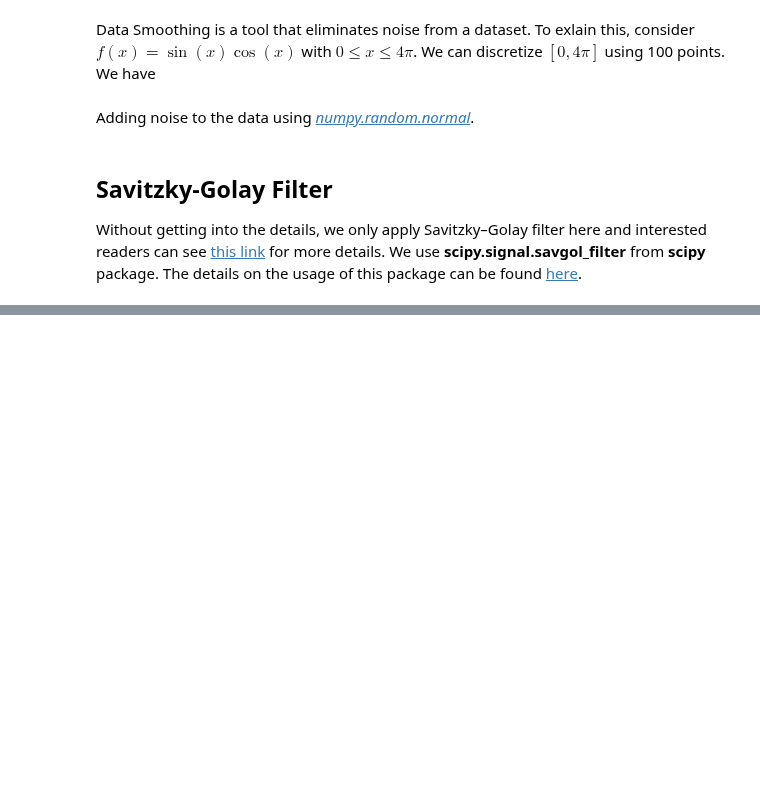
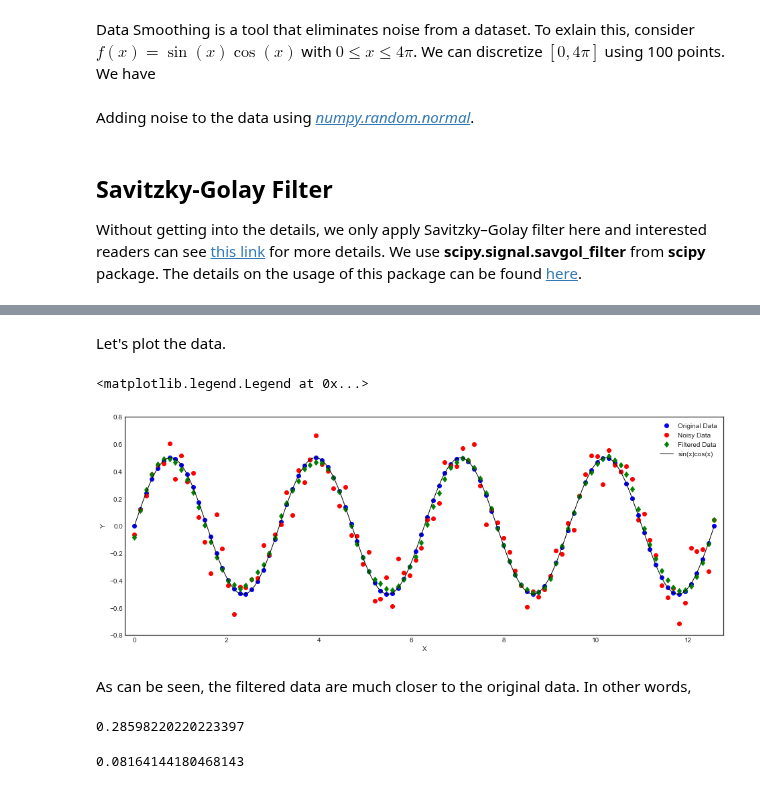
Before and after one commit to HatefDastour/Notes, a Jupyter notebook: Data_Processing/Data_Smoothing.ipynb, the cells around one changed output, grey strips where cells are left out. Drawn from its saved outputs; the diff is of its cells as text; code cells hidden in the pictures; blank space fills up the shorter version.

```diff
--- a/Data_Processing/Data_Smoothing.ipynb
+++ b/Data_Processing/Data_Smoothing.ipynb
@@ -3,8 +3,13 @@ import numpy as np
 import pandas as pd
 import scipy
 from scipy import signal
-import plotly.graph_objects as go
 import matplotlib.pyplot as plt
+from numpy import linalg as LA
+#
+%matplotlib inline
+plt.style.use('seaborn-white')
+import warnings
+warnings.filterwarnings("ignore")
 # %% [markdown]
 # Data Smoothing
 # %% [markdown]
@@ -43,0 +35,28 @@ fig.add_trace(go.Scatter(x=x, y=y_filtered, mode='lines+markers', marker=dict(si
+# %% [markdown]
+Let's plot the data.
+# %%
+plt.figure(figsize=(16, 6))
+plt.plot(x, y, 'bo',label='Original Data', linewidth=1)
+plt.plot(x, y_noise, 'ro',label='Noisy Data', linewidth=1)
+plt.plot(x, y_filtered, 'gd',label='Filtered Data', linewidth=1)
+t=np.linspace(0, 4*np.pi, 1e4);
+plt.plot(t, np.sin(t)*np.cos(t), 'k',label='sin(x)cos(x)', linewidth=1)
+del t
+plt.ylabel('Y')
+plt.xlabel('X')
+plt.xlim(x[0]-0.2,x[-1]+0.2)
+plt.ylim(-0.8,0.8)
+plt.legend()
+# %% [output]
+<matplotlib.legend.Legend at 0x...>
+[figure, added]
+# %% [markdown]
+As can be seen, the filtered data are much closer to the original data. In other words,
+# %%
+LA.norm(np.abs(y-y_noise), np.inf)
+# %% [output]
+0.28598220220223397
+# %%
+LA.norm(np.abs(y-y_filtered), np.inf)
+# %% [output]
+0.08164144180468143
```
Also changed, not shown: parts of 2 cells of this notebook.
